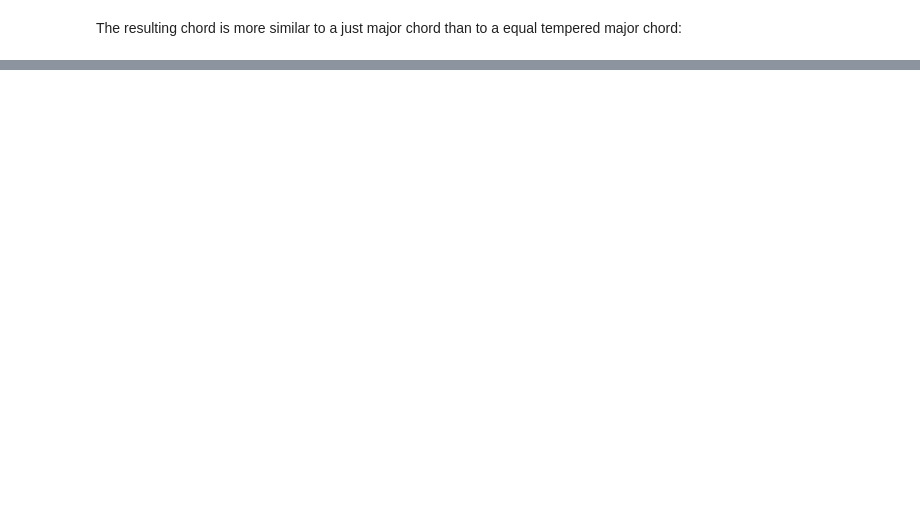
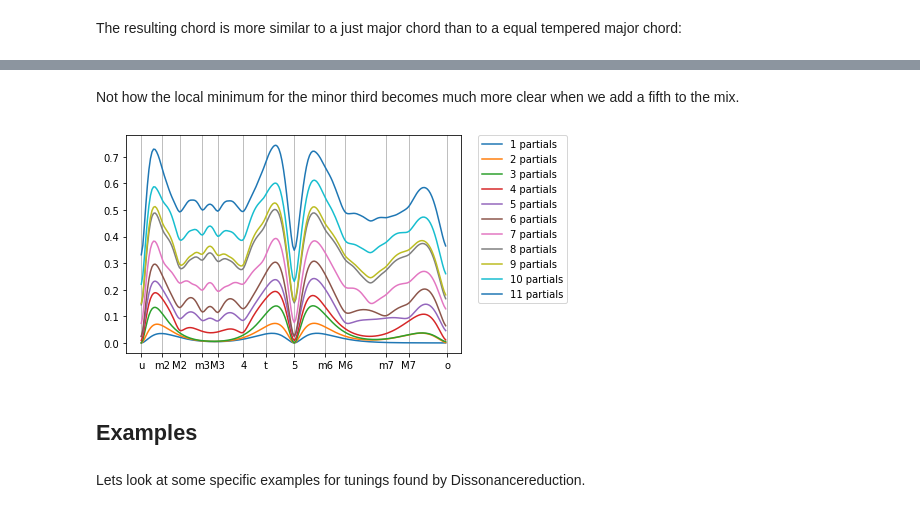
Before and after one commit to ArneKramerSunderbrink/adaptivetuning, a Jupyter notebook: examples/5_dissonancereduction_example.ipynb, the cells around one changed output, grey strips where cells are left out. Cells and saved outputs as stored; diff of their text form; code cells hidden in the pictures; blank space fills up the shorter version.

Commit message:
Added tuning class, some small fixes, convenient way to test and set amplitude threshold

```diff
--- a/examples/5_dissonancereduction_example.ipynb
+++ b/examples/5_dissonancereduction_example.ipynb
@@ -122,0 +166,31 @@ The resulting chord is more similar to a just major chord than to a equal temper
+# %% [markdown]
+Not how the local minimum for the minor third becomes much more clear when we add a fifth to the mix.
+# %%
+intervals = np.arange(1, 2, 0.005)
+
+fig, ax = plt.subplots()
+
+for nr in range(1, 12):
+    ax.plot(intervals, np.vectorize(
+        lambda interval: dissonancereduction.single_dissonance_and_gradient(
+            [base_freq, base_freq * 3/2, base_freq * interval], [1, 1, 1],
+            partials_pos[:nr], partials_vol[:nr]
+        )[0]
+    )(intervals), label='%i partials' % nr)
+ax.legend(bbox_to_anchor=(1.05, 1), loc='upper left', borderaxespad=0.)
+
+# reference intevals for the grid:
+ju_intervals = [1, 16/15, 9/8, 6/5, 5/4, 4/3, 45/32, 3/2, 8/5, 5/3, 9/5, 15/8, 2]
+et_intervals = [2**(i/12) for i in range(0,13)]
+degree_names = ['u', 'm2', 'M2', 'm3', 'M3', '4', 't', '5', 'm6', 'M6', 'm7', 'M7', 'o']
+
+ax.set_xticks(ju_intervals)
+ax.set_xticklabels(degree_names)
+ax.xaxis.grid(True)
+plt.show()
+# %% [output]
+[figure, added]
+# %% [markdown]
+## Examples
+# %% [markdown]
+Lets look at some specific examples for tunings found by Dissonancereduction.
```
Also changed, not shown: parts of 110 cells of this notebook, 11 other files.
